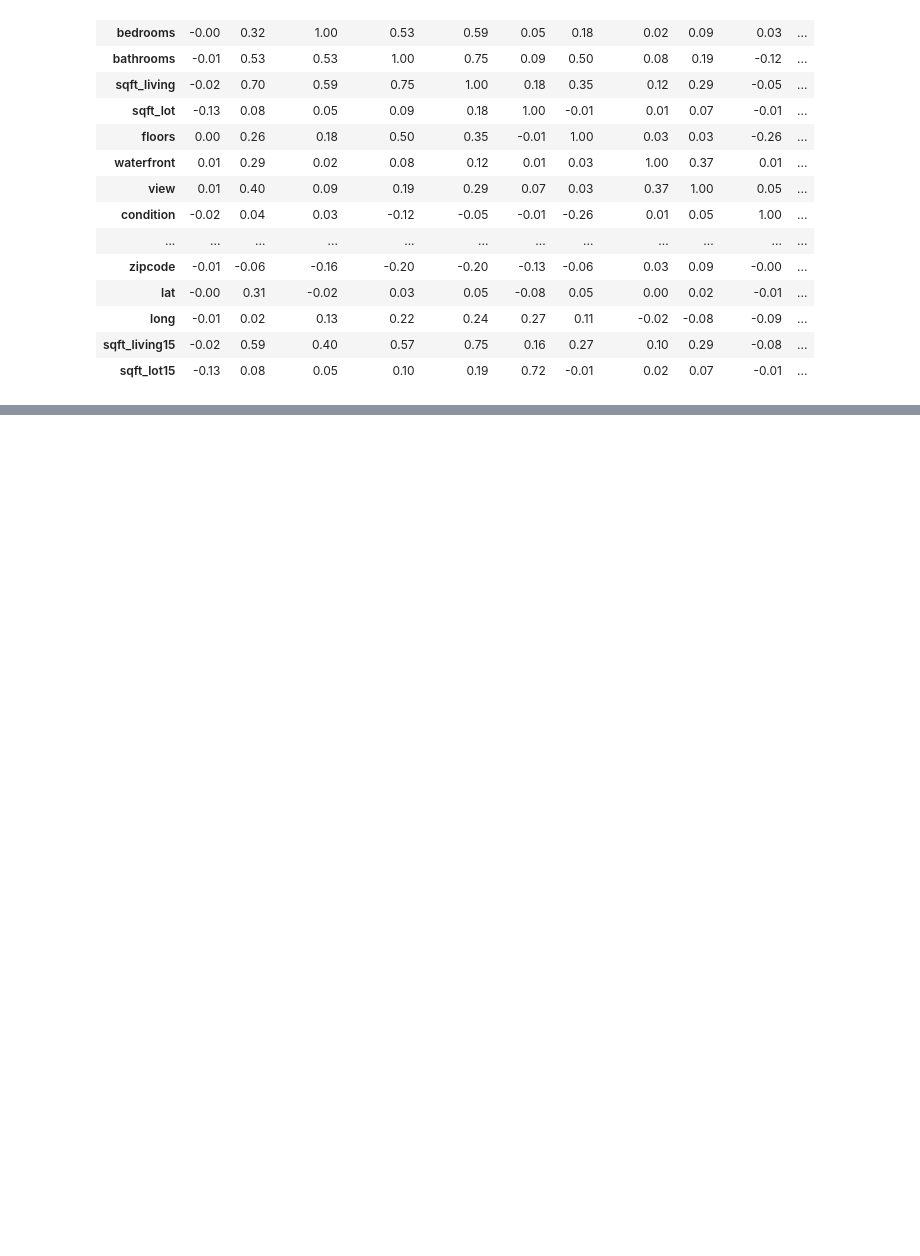
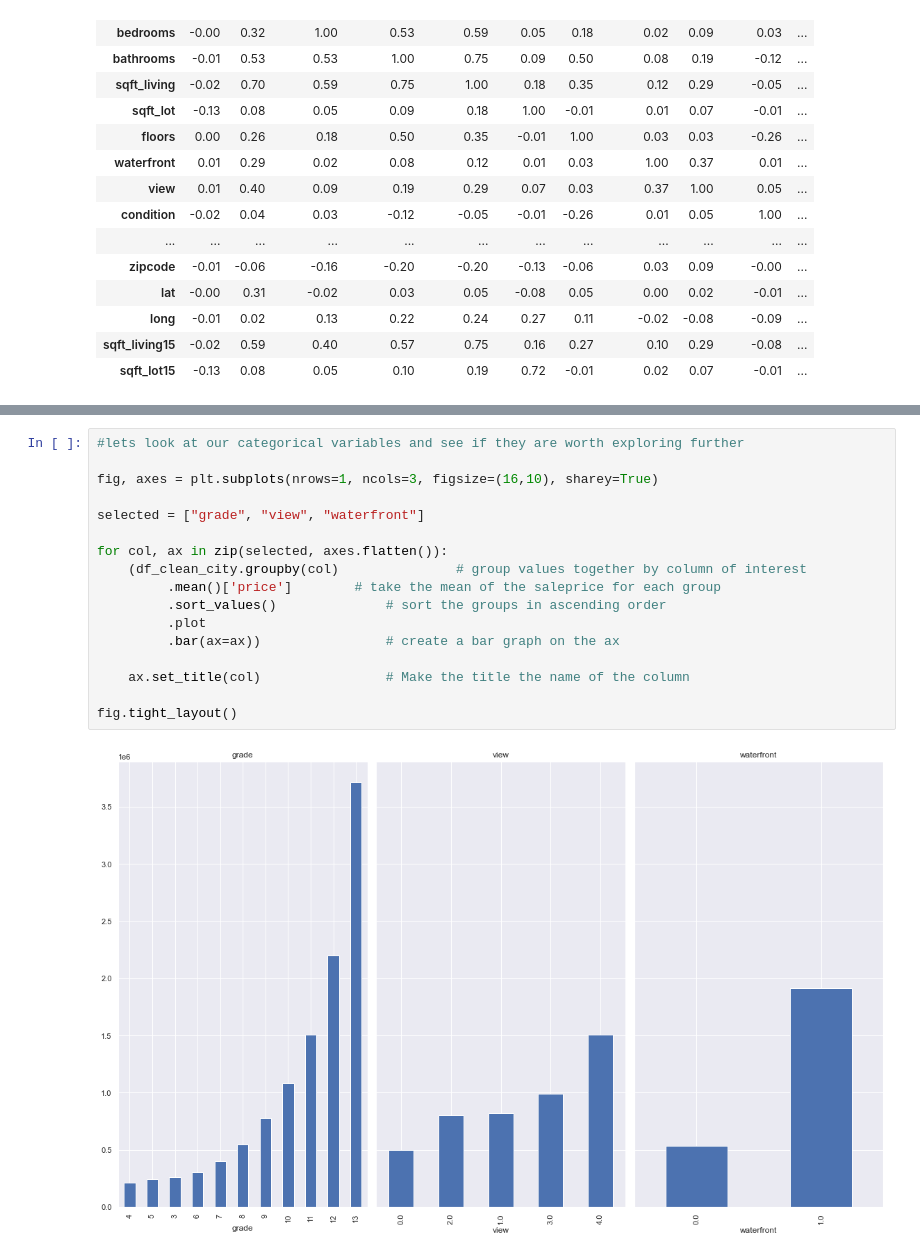
Before and after one commit to learn-co-curriculum/dsc-phase-2-project, a Jupyter notebook: student.ipynb, the cells around one changed output, grey strips where cells are left out. Drawn from its saved outputs; the diff is of its cells as text; blank space fills up the shorter version.

```diff
--- a/student.ipynb
+++ b/student.ipynb
@@ -463,0 +570,19 @@ Name: price, dtype: float64
+# %%
+#lets look at our categorical variables and see if they are worth exploring further
+
+fig, axes = plt.subplots(nrows=1, ncols=3, figsize=(16,10), sharey=True)
+
+selected = ["grade", "view", "waterfront"]
+
+for col, ax in zip(selected, axes.flatten()):
+    (df_clean_city.groupby(col)               # group values together by column of interest
+         .mean()['price']        # take the mean of the saleprice for each group
+         .sort_values()              # sort the groups in ascending order
+         .plot
+         .bar(ax=ax))                # create a bar graph on the ax
+
+    ax.set_title(col)                # Make the title the name of the column
+
+fig.tight_layout()
+# %% [output]
+[figure, added]
```
Also changed, not shown: parts of 59 cells of this notebook.
